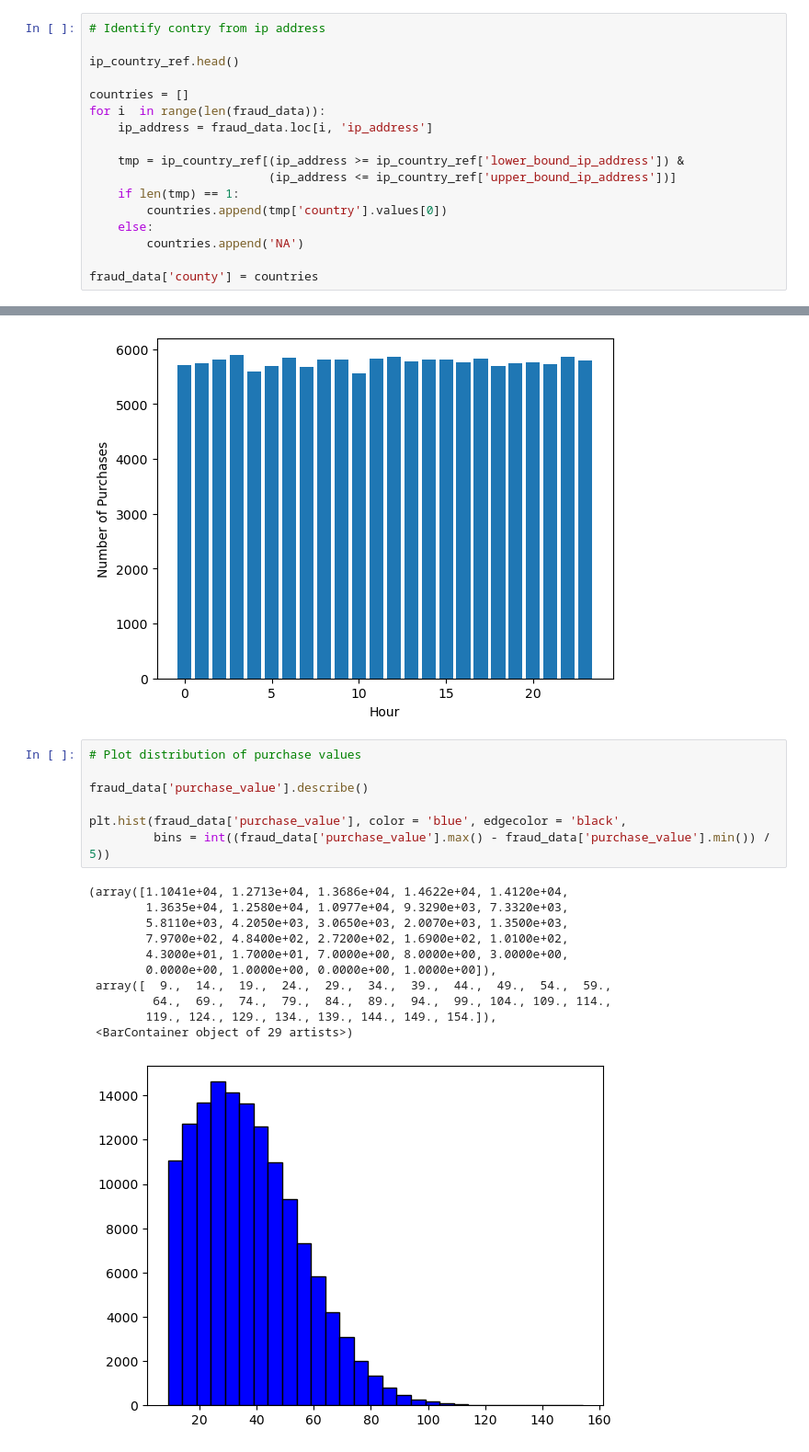
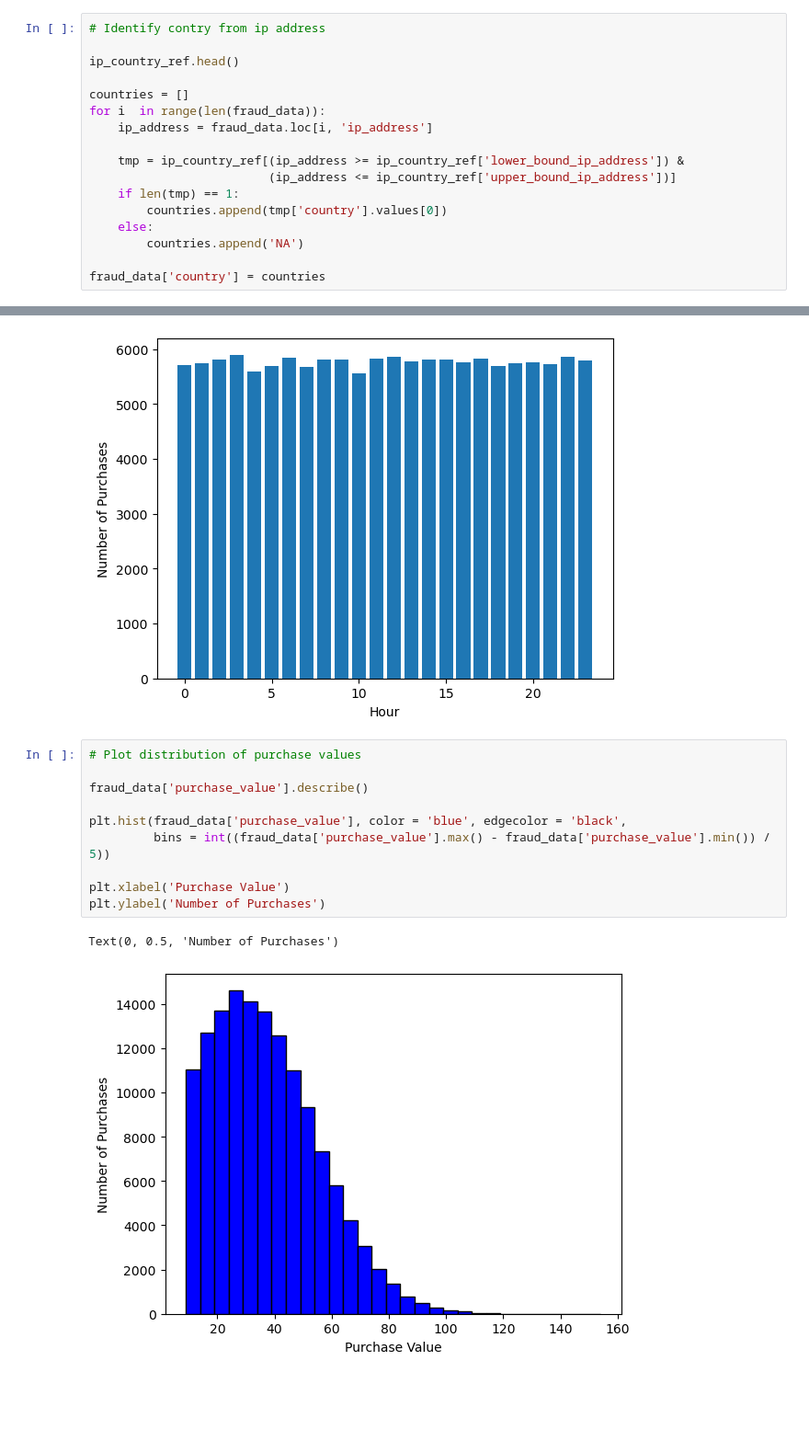
Before and after one commit to nicolegu/fraud_detection, a Jupyter notebook: Fraud_Detection.ipynb, the cells around one changed output, grey strips where cells are left out. Shown at 92% size. Cells and saved outputs as stored; diff of their text form; blank space fills up the shorter version.

```diff
--- a/Fraud_Detection.ipynb
+++ b/Fraud_Detection.ipynb
@@ -52,7 +52,7 @@ for i  in range(len(fraud_data)):
     else:
         countries.append('NA')
 
-fraud_data['county'] = countries
+fraud_data['country'] = countries
 # %%
 fraud_data.head()
 # %% [output]
@@ -106,19 +106,13 @@ Text(0, 0.5, 'Number of Purchases')
 # %%
 # Plot distribution of purchase values
 
 fraud_data['purchase_value'].describe()
 
 plt.hist(fraud_data['purchase_value'], color = 'blue', edgecolor = 'black',
          bins = int((fraud_data['purchase_value'].max() - fraud_data['purchase_value'].min()) / 5))
+
+plt.xlabel('Purchase Value')
+plt.ylabel('Number of Purchases')
 # %% [output]
-(array([1.1041e+04, 1.2713e+04, 1.3686e+04, 1.4622e+04, 1.4120e+04,
-        1.3635e+04, 1.2580e+04, 1.0977e+04, 9.3290e+03, 7.3320e+03,
-        5.8110e+03, 4.2050e+03, 3.0650e+03, 2.0070e+03, 1.3500e+03,
-        7.9700e+02, 4.8400e+02, 2.7200e+02, 1.6900e+02, 1.0100e+02,
-        4.3000e+01, 1.7000e+01, 7.0000e+00, 8.0000e+00, 3.0000e+00,
-        0.0000e+00, 1.0000e+00, 0.0000e+00, 1.0000e+00]),
- array([  9.,  14.,  19.,  24.,  29.,  34.,  39.,  44.,  49.,  54.,  59.,
-         64.,  69.,  74.,  79.,  84.,  89.,  94.,  99., 104., 109., 114.,
-        119., 124., 129., 134., 139., 144., 149., 154.]),
- <BarContainer object of 29 artists>)
+Text(0, 0.5, 'Number of Purchases')
-[figure, old version]
+[figure, new version]
```
Also changed, not shown: parts of 12 cells of this notebook.
